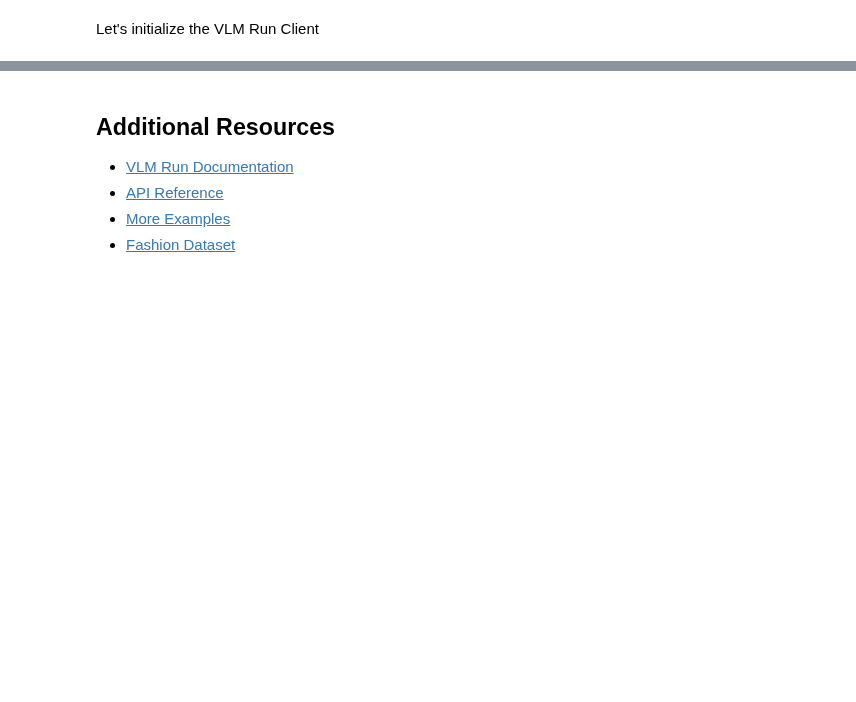
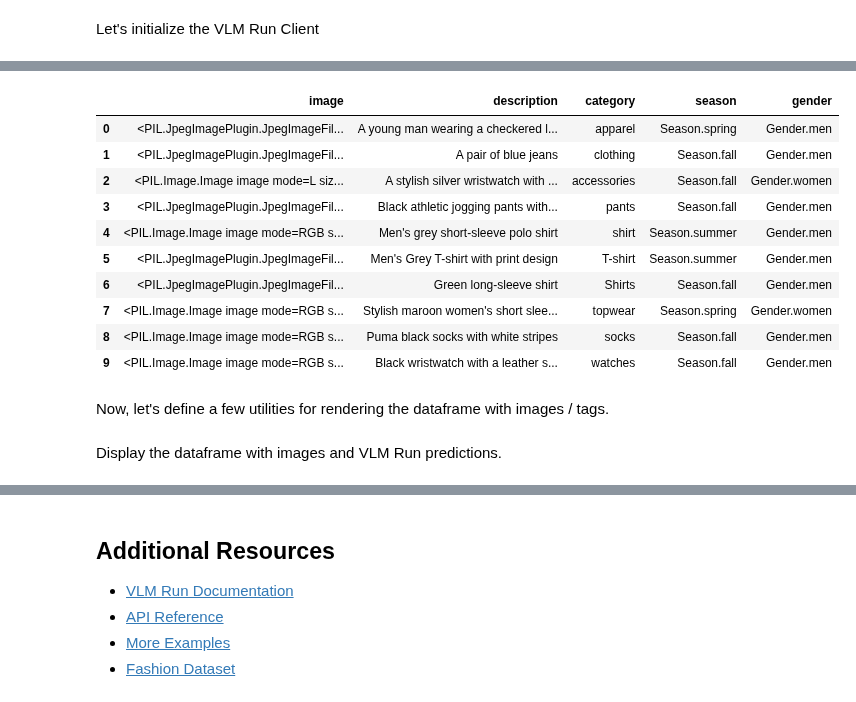
Before and after one commit to vlm-run/vlmrun-cookbook, a Jupyter notebook: notebooks/05_case_study_image_catalogue.ipynb, the cells around one changed output, grey strips where cells are left out. Drawn from its saved outputs; the diff is of its cells as text; code cells hidden in the pictures; blank space fills up the shorter version.

```diff
--- a/notebooks/05_case_study_image_catalogue.ipynb
+++ b/notebooks/05_case_study_image_catalogue.ipynb
@@ -171,0 +135,20 @@ def display_fashion_results(dataset, start_idx=0, num_images=20):
+# %%
+# Let's explode the response column into a dataframe and display the predictions dataframe
+pd.set_option("display.max_colwidth", None)
+df_response_json = df_response["response"].apply(lambda x: x.model_dump() if x is not None else None)
+df_response_json = pd.concat([df_response[["image"]], pd.json_normalize(df_response_json)], axis=1)
+df_response_json
+# %% [output]
+|  | image | description | category | season | gender |
+| 0 | <PIL.JpegImagePlugin.JpegImageFil... | A young man wearing a checkered l... | apparel | Season.spring | Gender.men |
+| 1 | <PIL.JpegImagePlugin.JpegImageFil... | A pair of blue jeans | clothing | Season.fall | Gender.men |
+| 2 | <PIL.Image.Image image mode=L siz... | A stylish silver wristwatch with ... | accessories | Season.fall | Gender.women |
+| 3 | <PIL.JpegImagePlugin.JpegImageFil... | Black athletic jogging pants with... | pants | Season.fall | Gender.men |
+| 4 | <PIL.Image.Image image mode=RGB s... | Men's grey short-sleeve polo shirt | shirt | Season.summer | Gender.men |
+| 5 | <PIL.JpegImagePlugin.JpegImageFil... | Men's Grey T-shirt with print design | T-shirt | Season.summer | Gender.men |
+| 6 | <PIL.JpegImagePlugin.JpegImageFil... | Green long-sleeve shirt | Shirts | Season.fall | Gender.men |
+| 7 | <PIL.Image.Image image mode=RGB s... | Stylish maroon women's short slee... | topwear | Season.spring | Gender.women |
+| 8 | <PIL.Image.Image image mode=RGB s... | Puma black socks with white stripes | socks | Season.fall | Gender.men |
+| 9 | <PIL.Image.Image image mode=RGB s... | Black wristwatch with a leather s... | watches | Season.fall | Gender.men |
+# %% [markdown]
+Now, let's define a few utilities for rendering the dataframe with images / tags.
@@ -172 +178,3 @@ def display_fashion_results(dataset, start_idx=0, num_images=20):
+# %% [markdown]
+Display the dataframe with images and VLM Run predictions.
 # %%
```
Also changed, not shown: parts of 10 cells of this notebook.
